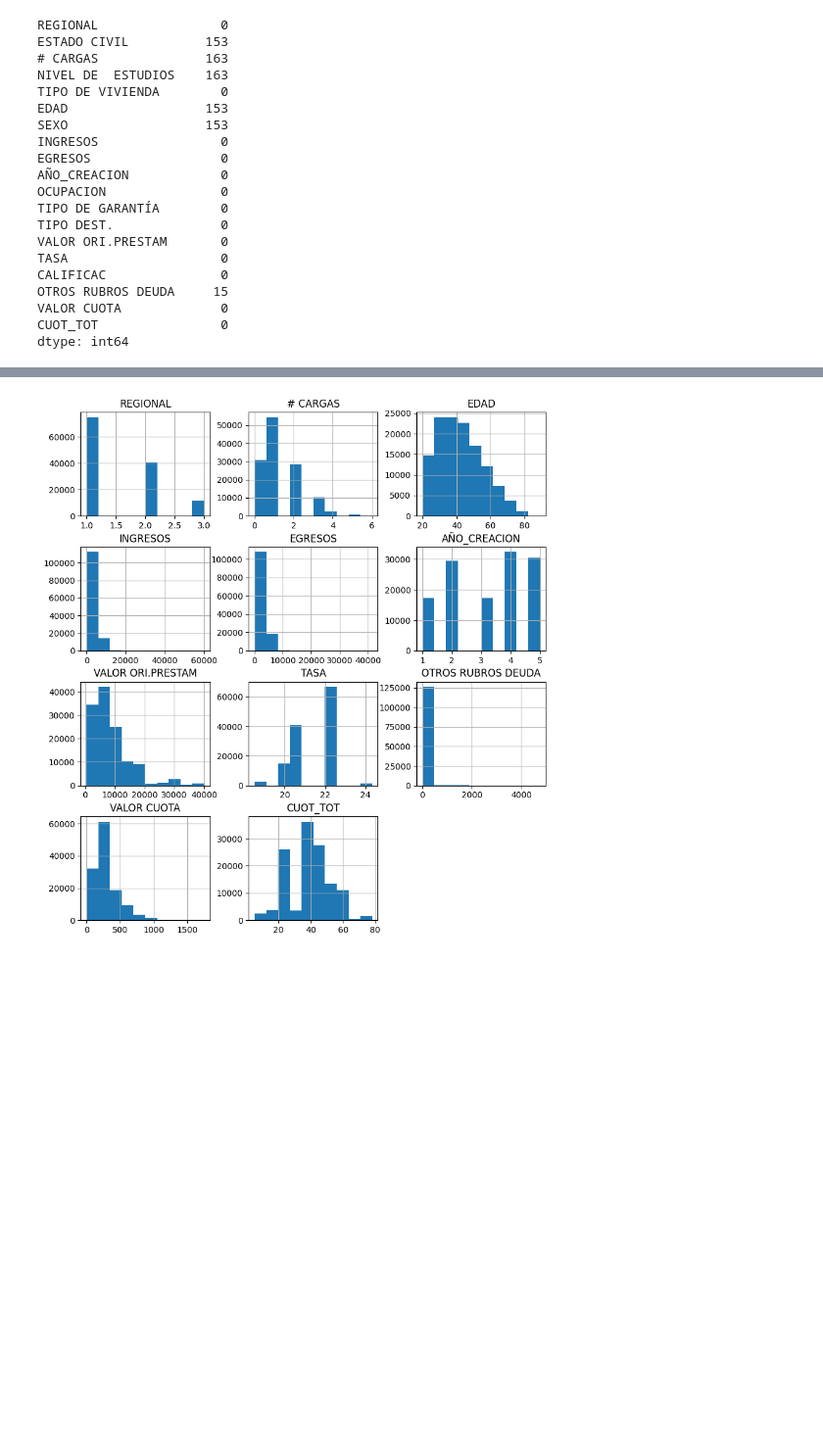
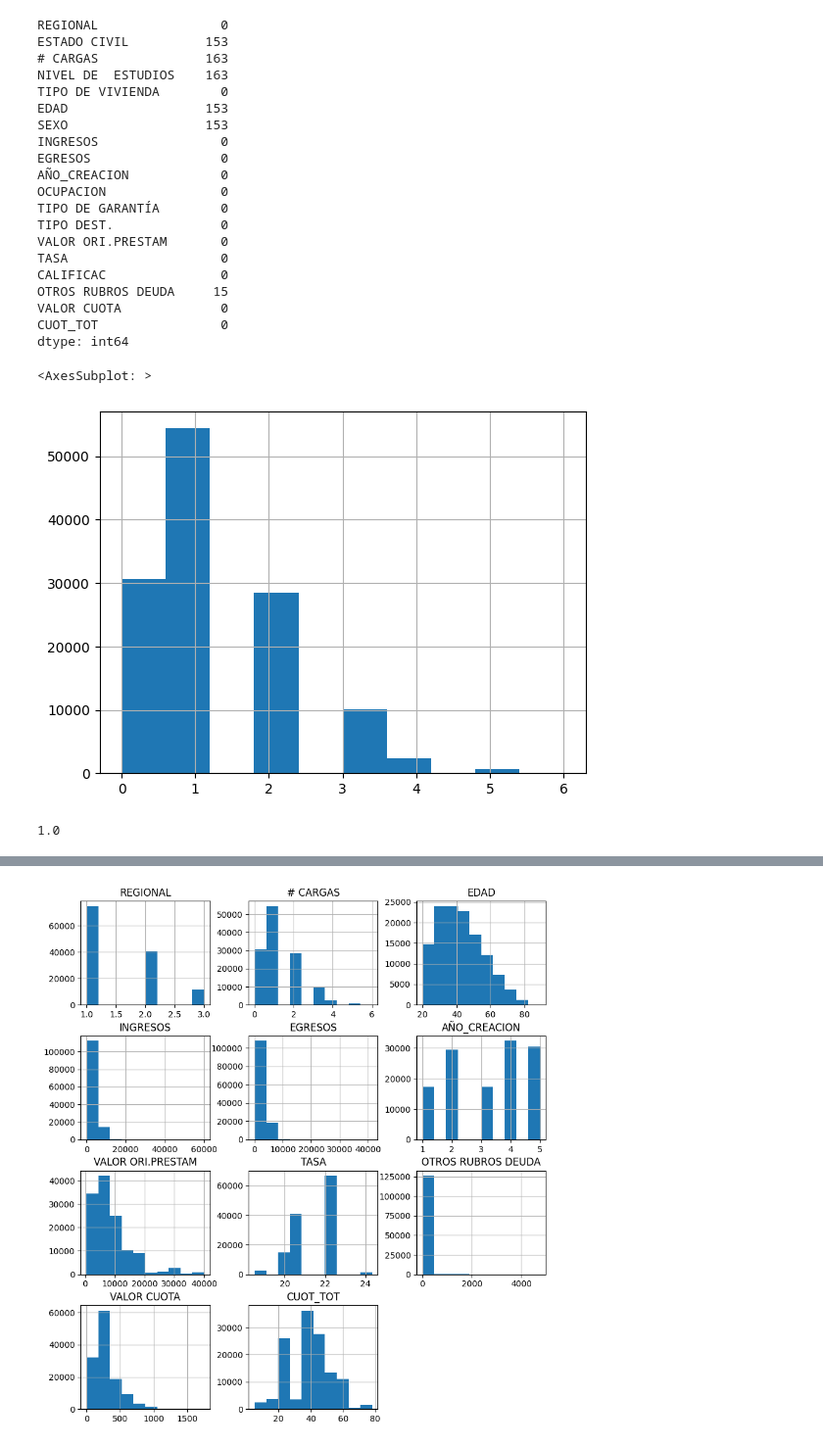
Before and after one commit to AndersCFR/CreditScoring, a Jupyter notebook: CreditScoring.ipynb, the cells around one changed output, grey strips where cells are left out. Shown at 98% size. Drawn from its saved outputs; the diff is of its cells as text; code cells hidden in the pictures; blank space fills up the shorter version.

```diff
--- a/CreditScoring.ipynb
+++ b/CreditScoring.ipynb
@@ -67,5 +67,14 @@ OTROS RUBROS DEUDA     15
 VALOR CUOTA             0
 CUOT_TOT                0
 dtype: int64
+# %%
+data['# CARGAS'].hist()
+# %% [output]
+<AxesSubplot: >
+[figure, added]
+# %%
+data['# CARGAS'].mode()[0]
+# %% [output]
+1.0
 # %%
 null_vals_variables = ['ESTADO CIVIL', '# CARGAS', 'NIVEL DE  ESTUDIOS', 'EDAD', 'SEXO', 'OTROS RUBROS DEUDA']
```
Also changed, not shown: parts of 76 cells of this notebook, 2 other files.
